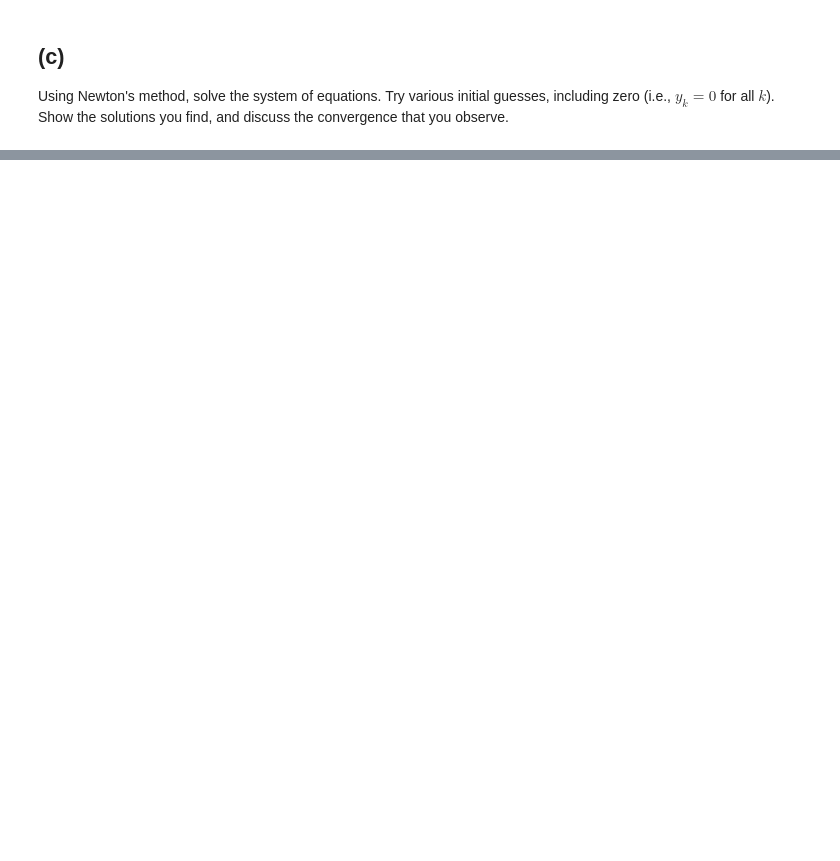
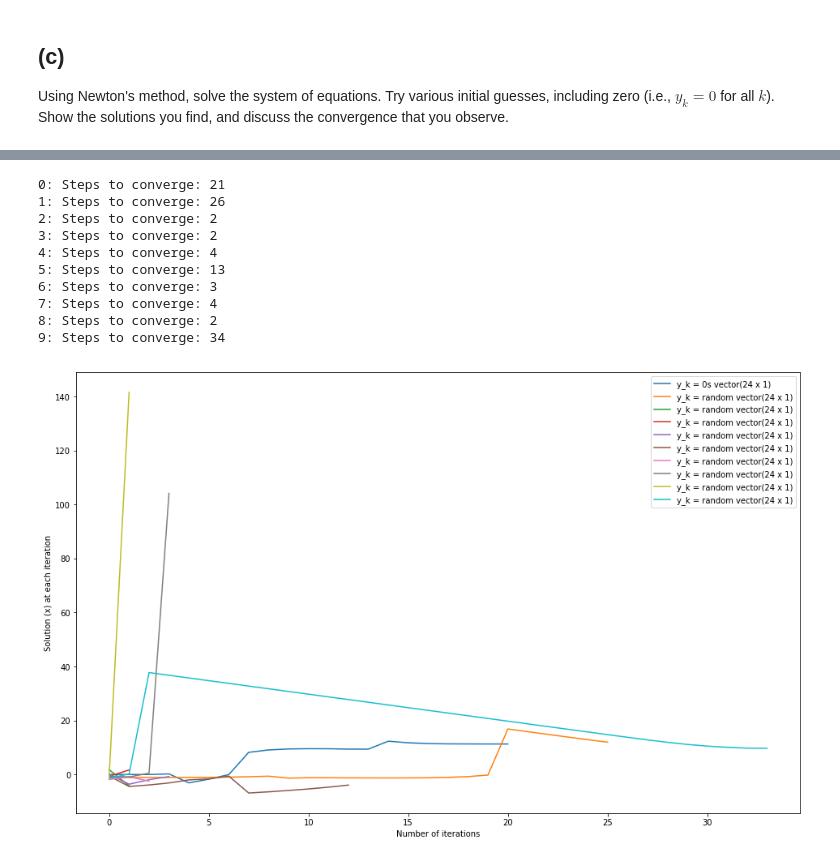
Before and after one commit to tharangni/num-alg-2018, a Jupyter notebook: hw5/Homework+Assignment+5.ipynb, the cells around one changed output, grey strips where cells are left out. Drawn from its saved outputs; the diff is of its cells as text; code cells hidden in the pictures; blank space fills up the shorter version.

```diff
--- a/hw5/Homework+Assignment+5.ipynb
+++ b/hw5/Homework+Assignment+5.ipynb
@@ -224,0 +467,31 @@ Using Newton's method, solve the system of equations. Try various initial guesse
+# %%
+for i in range(10):
+    m = 24
+
+    if(i==0):
+        k1, sol1 = newton_nonlinear(np.ones((m,))*i, 2**52, 0)
+        n = sol1.shape[1] - 1
+        plt.plot(k1, sol1[:, n], label="y_k = {}s vector({} x {})".format(i, m, 1))
+    else:
+        k1, sol1 = newton_nonlinear(np.random.randn(m,1), 2**52, 0)
+        n = sol1.shape[1] - 1
+        plt.plot(k1, sol1[:, n], label="y_k = random vector({} x {})".format(m, 1))
+
+    print("{}: Steps to converge: {}".format(i, len(k1)))
+
+plt.legend()
+plt.xlabel("Number of iterations")
+plt.ylabel("Solution (x) at each iteration")
+plt.show()
+# %% [output]
+0: Steps to converge: 21
+1: Steps to converge: 26
+2: Steps to converge: 2
+3: Steps to converge: 2
+4: Steps to converge: 4
+5: Steps to converge: 13
+6: Steps to converge: 3
+7: Steps to converge: 4
+8: Steps to converge: 2
+9: Steps to converge: 34
+[figure, added]
```
Also changed, not shown: parts of 17 cells of this notebook.
